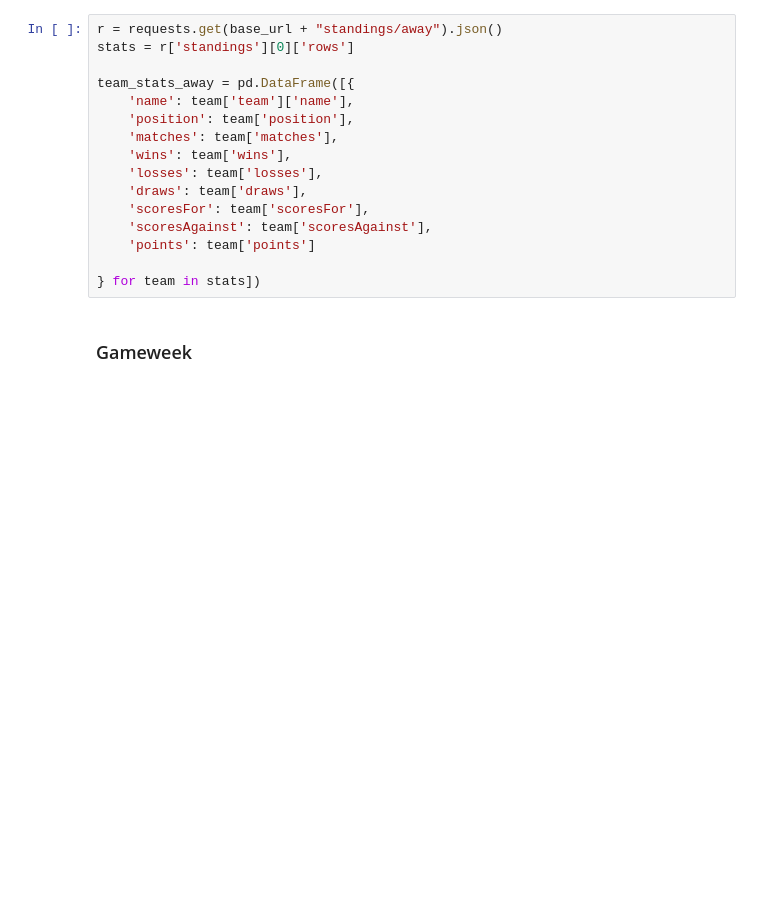
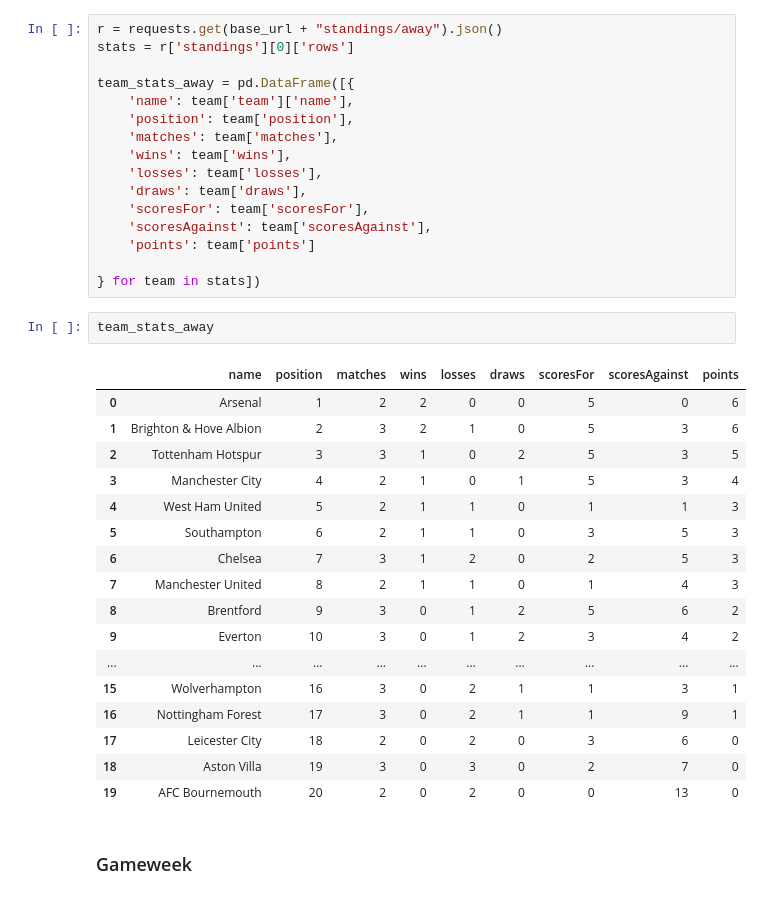
Before and after one commit to umer11792/premier-league-statistical-analysis, a Jupyter notebook: SofaScore.ipynb, the cells around one changed output. Saved outputs shown, nothing was run; the diff lists cells and outputs as text; blank space fills up the shorter version.

```diff
--- a/SofaScore.ipynb
+++ b/SofaScore.ipynb
@@ -64,6 +64,26 @@ team_stats_away = pd.DataFrame([{
     'points': team['points']
 
 } for team in stats])
+# %%
+team_stats_away
+# %% [output]
+|  | name | position | matches | wins | losses | draws | scoresFor | scoresAgainst | points |
+| 0 | Arsenal | 1 | 2 | 2 | 0 | 0 | 5 | 0 | 6 |
+| 1 | Brighton & Hove Albion | 2 | 3 | 2 | 1 | 0 | 5 | 3 | 6 |
+| 2 | Tottenham Hotspur | 3 | 3 | 1 | 0 | 2 | 5 | 3 | 5 |
+| 3 | Manchester City | 4 | 2 | 1 | 0 | 1 | 5 | 3 | 4 |
+| 4 | West Ham United | 5 | 2 | 1 | 1 | 0 | 1 | 1 | 3 |
+| 5 | Southampton | 6 | 2 | 1 | 1 | 0 | 3 | 5 | 3 |
+| 6 | Chelsea | 7 | 3 | 1 | 2 | 0 | 2 | 5 | 3 |
+| 7 | Manchester United | 8 | 2 | 1 | 1 | 0 | 1 | 4 | 3 |
+| 8 | Brentford | 9 | 3 | 0 | 1 | 2 | 5 | 6 | 2 |
+| 9 | Everton | 10 | 3 | 0 | 1 | 2 | 3 | 4 | 2 |
+| ... | ... | ... | ... | ... | ... | ... | ... | ... | ... |
+| 15 | Wolverhampton | 16 | 3 | 0 | 2 | 1 | 1 | 3 | 1 |
+| 16 | Nottingham Forest | 17 | 3 | 0 | 2 | 1 | 1 | 9 | 1 |
+| 17 | Leicester City | 18 | 2 | 0 | 2 | 0 | 3 | 6 | 0 |
+| 18 | Aston Villa | 19 | 3 | 0 | 3 | 0 | 2 | 7 | 0 |
+| 19 | AFC Bournemouth | 20 | 2 | 0 | 2 | 0 | 0 | 13 | 0 |
 # %% [markdown]
 ### Gameweek
 # %%
```
Also changed, not shown: parts of 12 cells of this notebook.
